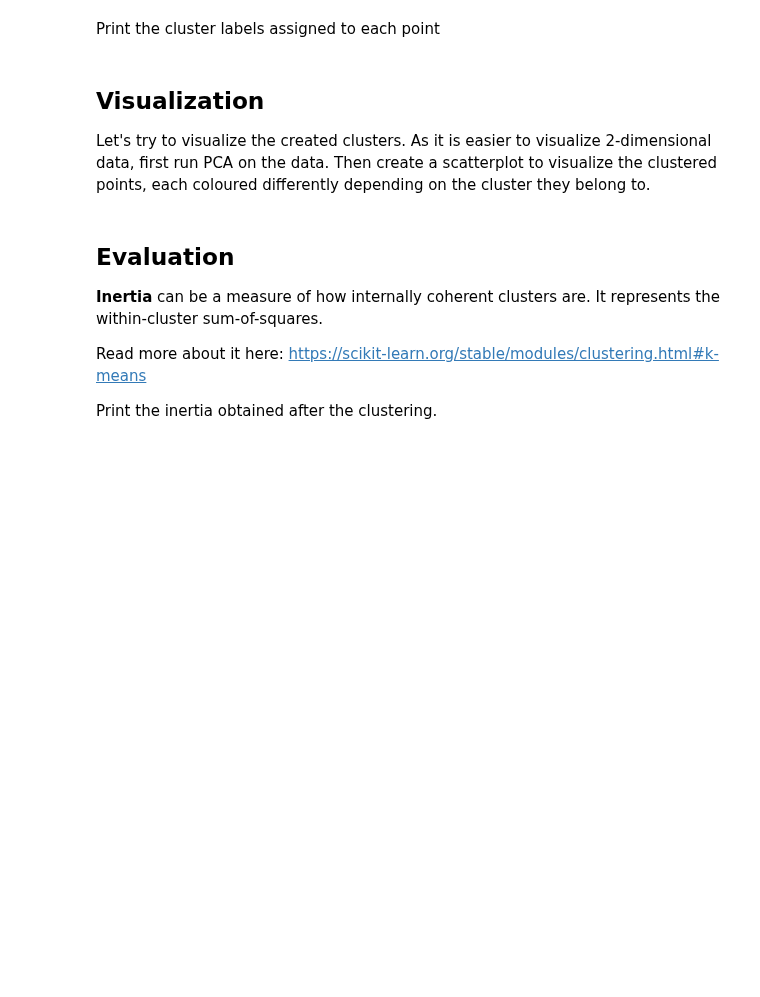
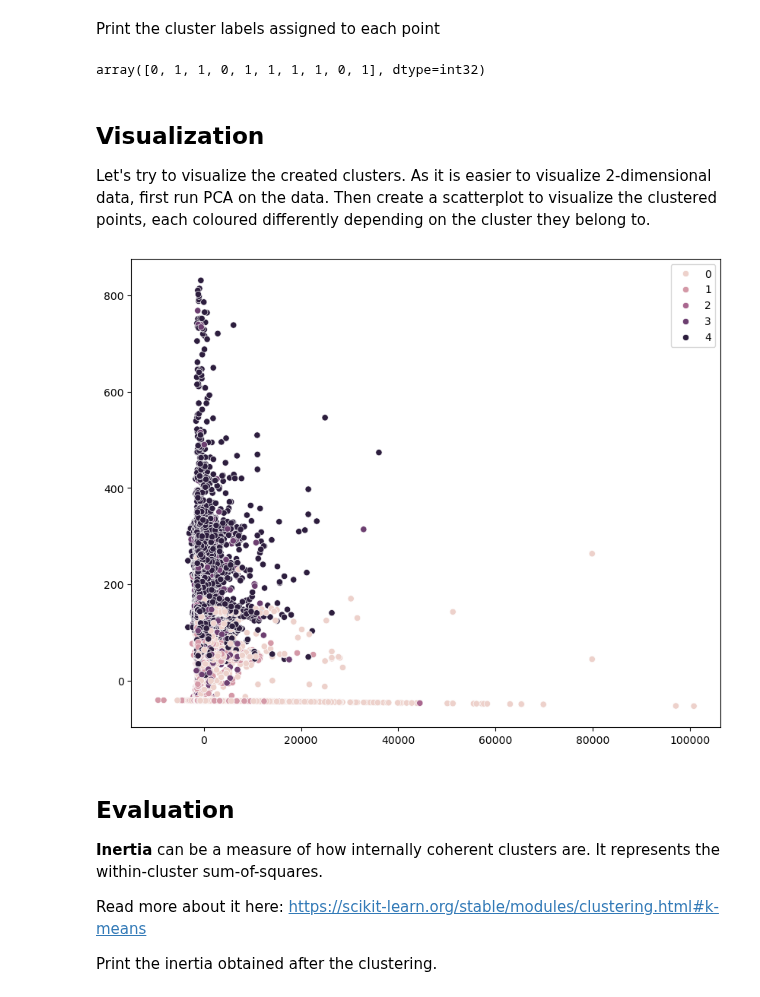
Before and after one commit to ThibaultLaunois/CampNum-12_ML2_Classification_and_Clustering, a Jupyter notebook: ML2.3_clustering_intro/notebook/Clustering_v2.ipynb, the cells around one changed output. Drawn from its saved outputs; the diff is of its cells as text; code cells hidden in the pictures; blank space fills up the shorter version.

Commit message:
feat: add it3 kmeans training + visualisation

```diff
--- a/ML2.3_clustering_intro/notebook/Clustering_v2.ipynb
+++ b/ML2.3_clustering_intro/notebook/Clustering_v2.ipynb
@@ -165,3 +168,6 @@ The goal of this step is to become familiar with the sklearn clustering package
 Start by peforming a clustering of the data in *df_norm* into 5 clusters.
 # %%
 # code here
+k_means=KMeans(n_clusters=5)
+
+k_means.fit(df_norm)
@@ -176,3 +189,8 @@ Print the cluster labels assigned to each point
+# %%
+# code here
+k_means.labels_[0:10] #Only showing the first 11 points
+# %% [output]
+array([0, 1, 1, 0, 1, 1, 1, 1, 0, 1], dtype=int32)
 # %% [markdown]
 ## **Visualization**
 
@@ -182,3 +198,18 @@ Let's try to visualize the created clusters. As it is easier to visualize 2-dime
+# %%
+# code here
+from sklearn.decomposition import PCA
+
+pca=PCA(n_components=2)
+X_pca=pca.fit_transform(X)
+# %%
+import seaborn as sns
+sns.scatterplot(
+    x=X_pca[:,0],
+    y=X_pca[:,1],
+    hue=k_means.labels_
+)
+# %% [output]
+[figure, added]
 # %% [markdown]
 ## Evaluation
 
```
Also changed, not shown: parts of 8 cells of this notebook.
